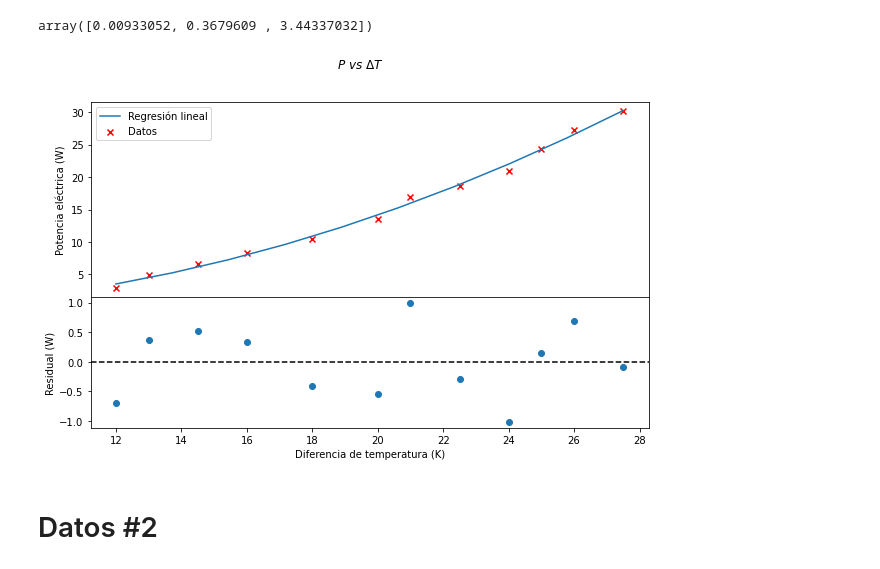
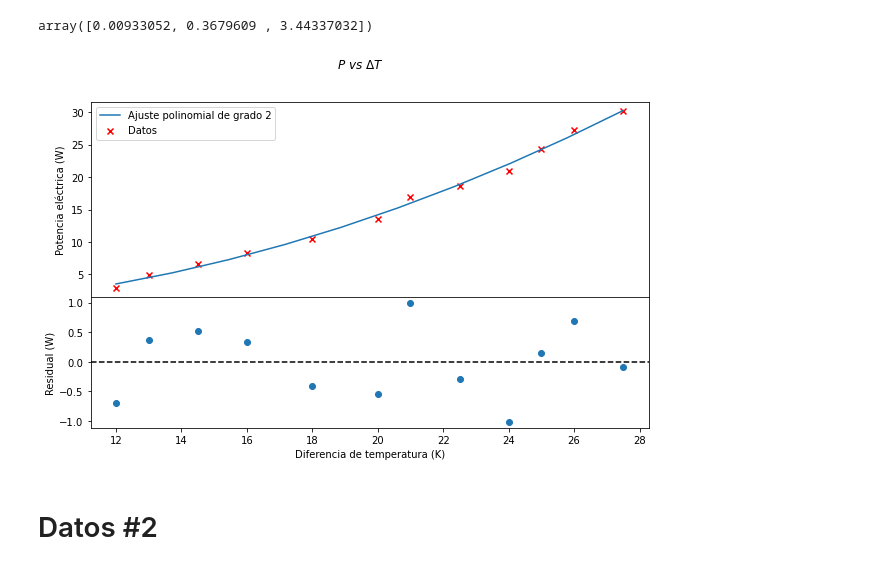
Before and after one commit to slaverdeg/Laboratorio-Moderna-GitHub, a Jupyter notebook: Efecto Seebeck/codigo ES.ipynb, the cells around one changed output. Cells and saved outputs as stored; diff of their text form; code cells hidden in the pictures.

```diff
--- a/Efecto Seebeck/codigo ES.ipynb
+++ b/Efecto Seebeck/codigo ES.ipynb
@@ -360,25 +360,25 @@ _y = GetModel(_x,param)
 # %%
 fig, axs = plt.subplots(2, 1, figsize=(10, 6), gridspec_kw={'height_ratios': [1.5, 1]},sharex=True)
 fig.subplots_adjust(hspace=0)
 fig.suptitle(r'$P$ $vs$ $\Delta T$')
 
 axs[0].scatter(delta_T,P,label='Datos',color='r',marker='x')
 #axs[0].errorbar(xR, l_i,yerr= error_y, fmt='none', ecolor='black')
-axs[0].plot(_x,_y,label='Regresión lineal')
+axs[0].plot(_x,_y,label='Ajuste polinomial de grado 2')
 axs[0].set_ylabel('Potencia eléctrica (W)')
 #axs[0].text(0.184,0.00152,'m = (109e-04 $\pm$ 2e-04)\nb = (0.6e-05 $\pm$ 2.8e-05)\n$R^{2} = 0.973$',fontsize=10, bbox=dict(facecolor='white', edgecolor='black', boxstyle='round'))
 axs[0].legend()
 
 axs[1].scatter(delta_T,r)
 axs[1].axhline(y=0, color='black', linestyle='--')
 axs[1].set_xlabel('Diferencia de temperatura (K)')
 axs[1].set_ylabel('Residual (W)')
 #axs[1].set_ylim(-6.,7.5)
 #axs[1].set_yticks(np.arange(-4.5, 7., 1.5))
 
 plt.show()
 # %% [output]
-[figure, old version]
+[figure, new version]
 # %% [markdown]
 # Datos #2
 # %%
```
Also changed, not shown: 1 other file.
